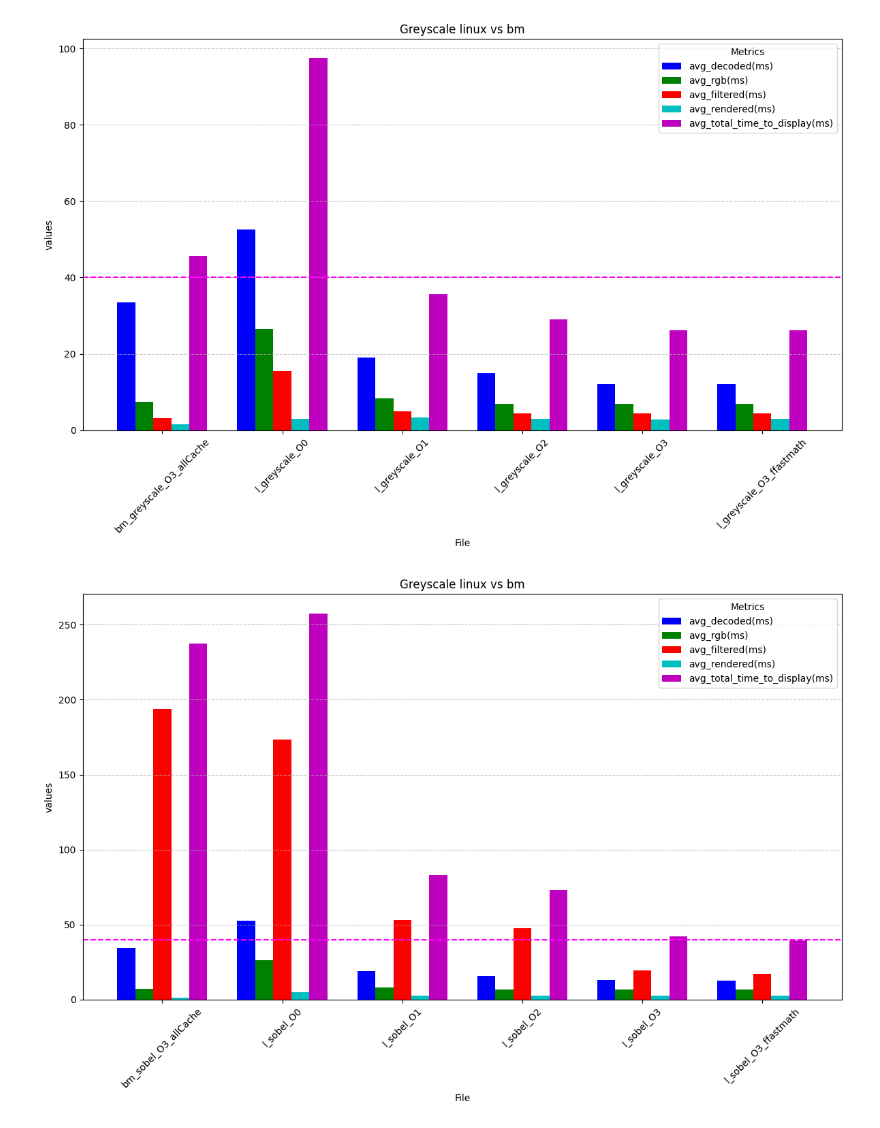
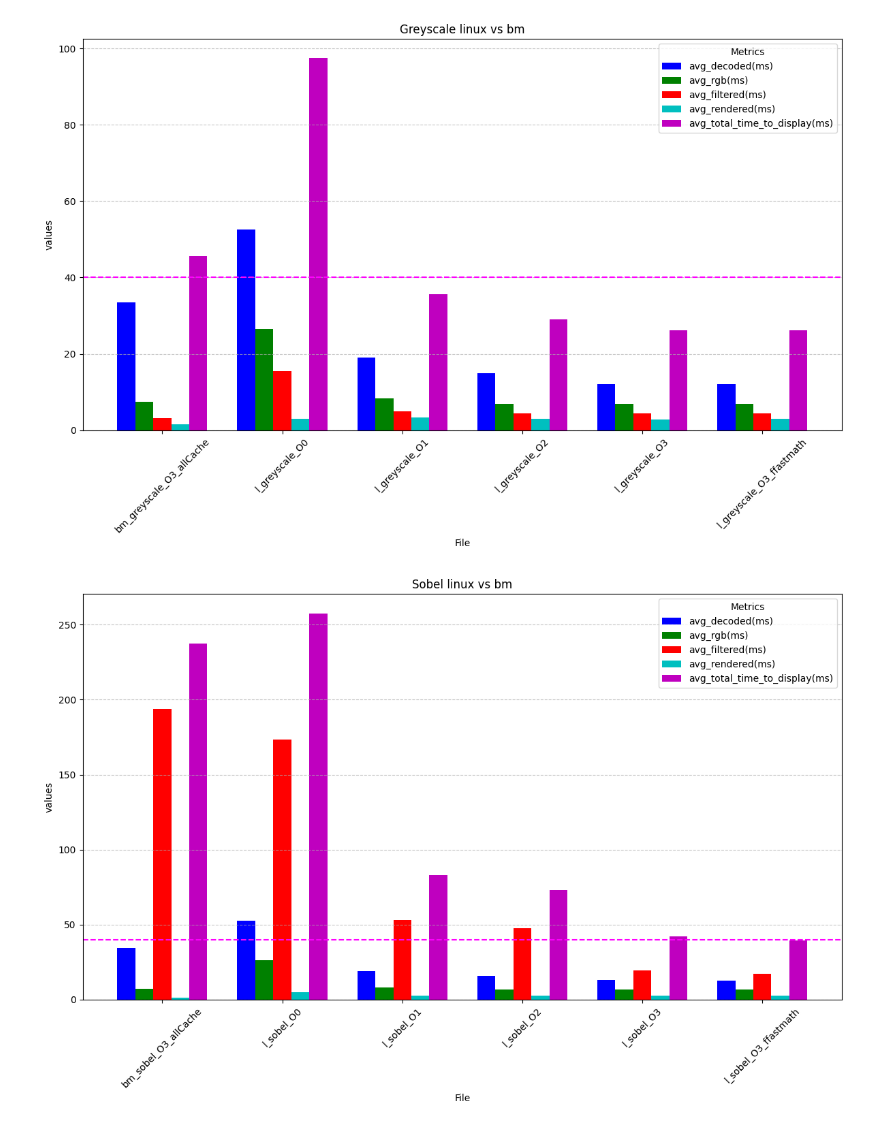
Before and after one commit to AlB1111122/FYPJupiterNotebooks, a Jupyter notebook: analyseFilterd.ipynb, the cells around one changed output. Cells and saved outputs as stored; diff of their text form; code cells hidden in the pictures.

```diff
--- a/analyseFilterd.ipynb
+++ b/analyseFilterd.ipynb
@@ -491,23 +506,23 @@ plt.show()
 # %%
 sobel_graphs = pd.concat([
     avg_df[avg_df.index == 'bm_sobel_O3_allCache'],
     avg_df[avg_df.index.str.contains('l_sobel')]
 ])
 
 x = np.arange(len(sobel_graphs.index))
 plt.figure(figsize=(12, 8))
 for i, col in enumerate(sobel_graphs.columns):
     plt.bar(x + i * bar_width, sobel_graphs[col], width=bar_width, label=col, color=colours[i % len(colours)], align='center')
 
 plt.xticks(x + (len(sobel_graphs.columns) - 1) * bar_width / 2, sobel_graphs.index, rotation=45)
-plt.title('Greyscale linux vs bm')
+plt.title('Sobel linux vs bm')
 plt.xlabel('File')
 plt.ylabel('values')
 plt.legend(title="Metrics")
 plt.grid(axis='y', linestyle='--', alpha=0.7)
 plt.axhline(y=40, color='magenta', linestyle='--', label='25fps')
 plt.tight_layout()
 
 plt.show()
 # %% [output]
-[figure, old version]
+[figure, new version]
```
Also changed, not shown: parts of 8 cells of this notebook, 4 other files.
